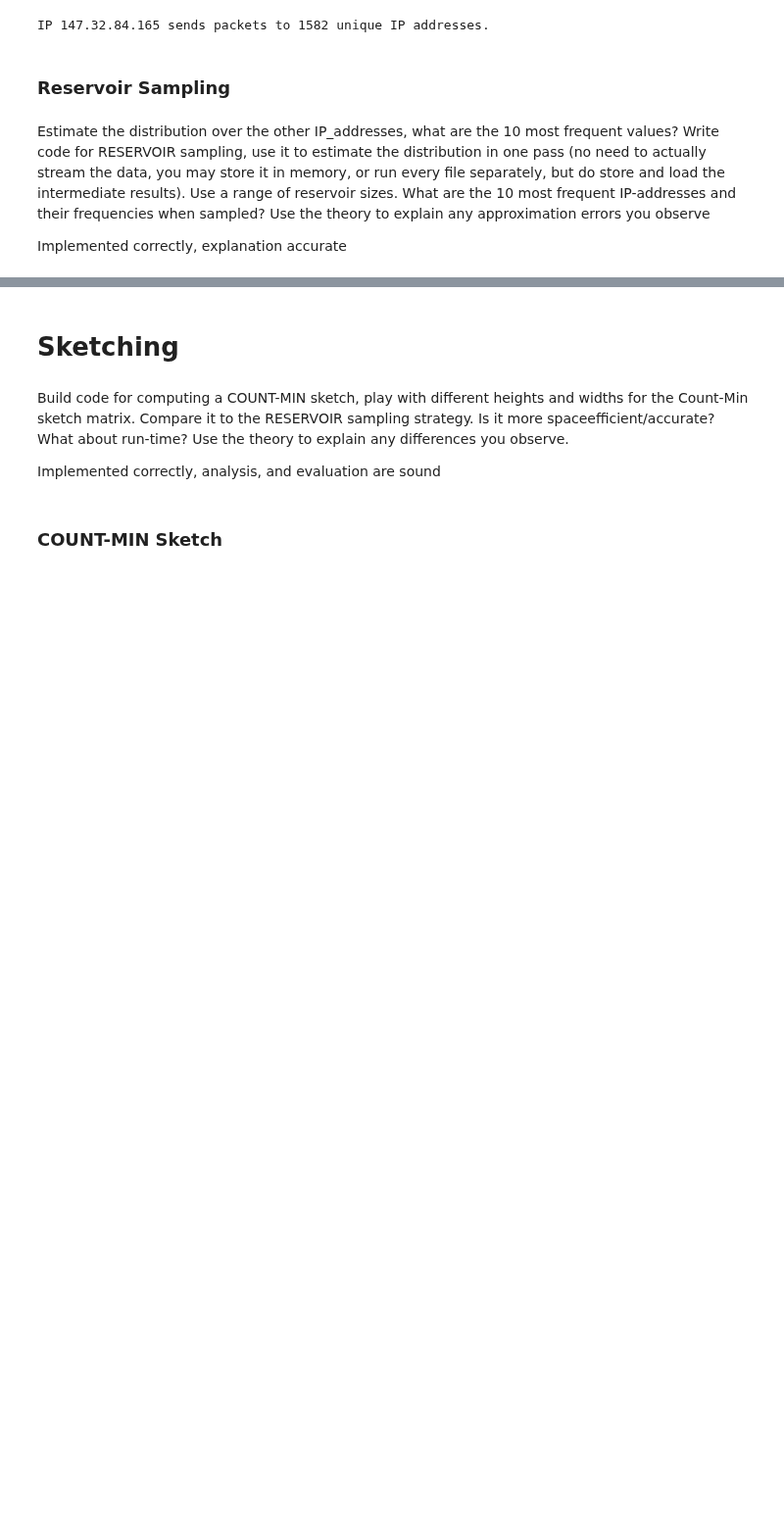
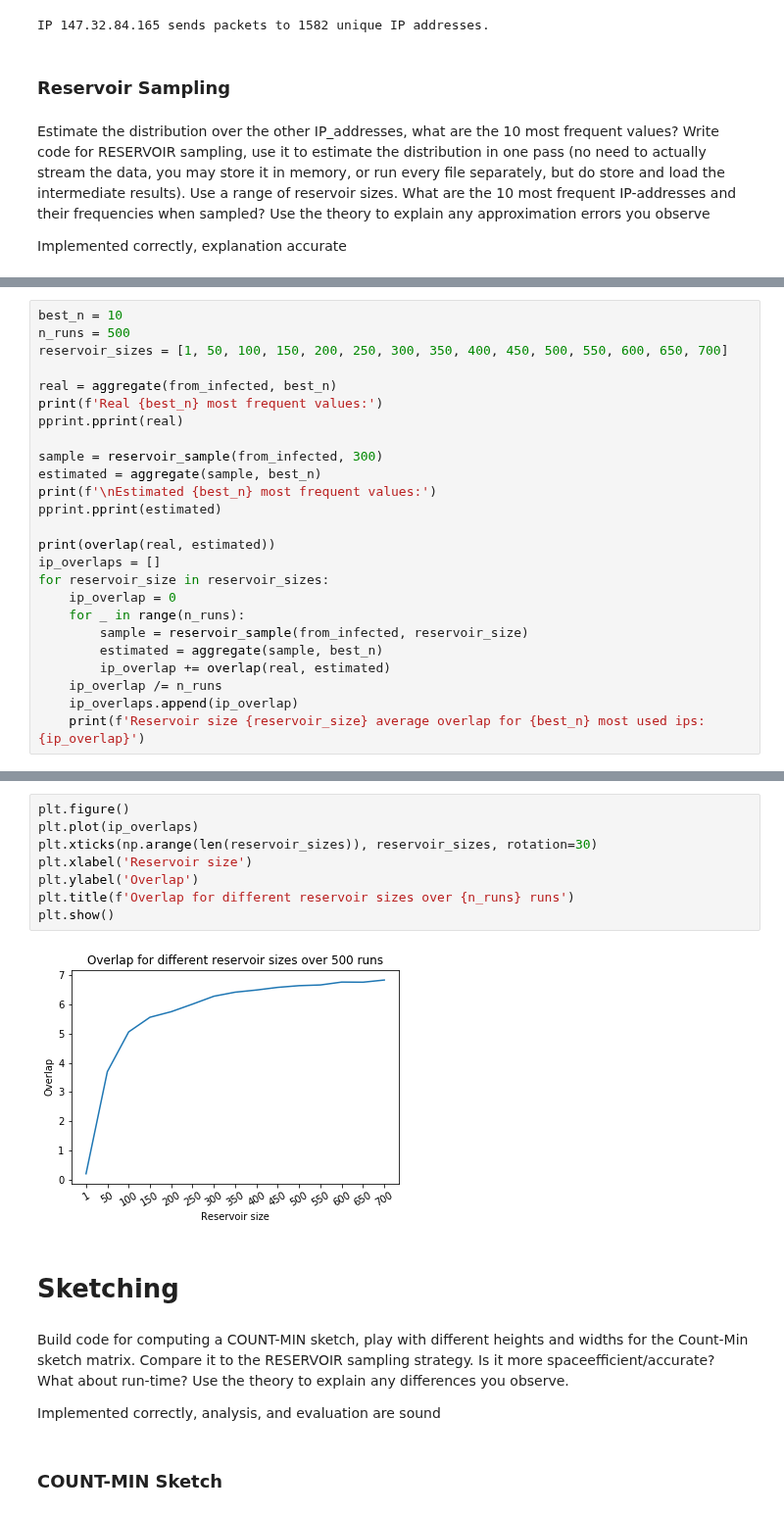
Before and after one commit to R-Graafmans/CDA_CS4035, a Jupyter notebook: Assignment3/streaming.ipynb, the cells around one changed output, grey strips where cells are left out. Shown at 98% size. Saved outputs shown, nothing was run; the diff lists cells and outputs as text; blank space fills up the shorter version.

```diff
--- a/Assignment3/streaming.ipynb
+++ b/Assignment3/streaming.ipynb
@@ -147,0 +161,25 @@ Overlap: 6
+# %%
+best_n = 10
+n_runs = 500
+reservoir_sizes = [1, 50, 100, 150, 200, 250, 300, 350, 400, 450, 500, 550, 600, 650, 700]
+
+real = aggregate(from_infected, best_n)
+print(f'Real {best_n} most frequent values:')
+pprint.pprint(real)
+
+sample = reservoir_sample(from_infected, 300)
+estimated = aggregate(sample, best_n)
+print(f'\nEstimated {best_n} most frequent values:')
+pprint.pprint(estimated)
+
+print(overlap(real, estimated))
+ip_overlaps = []
+for reservoir_size in reservoir_sizes:
+    ip_overlap = 0
+    for _ in range(n_runs):
+        sample = reservoir_sample(from_infected, reservoir_size)
+        estimated = aggregate(sample, best_n)
+        ip_overlap += overlap(real, estimated)
+    ip_overlap /= n_runs
+    ip_overlaps.append(ip_overlap)
+    print(f'Reservoir size {reservoir_size} average overlap for {best_n} most used ips: {ip_overlap}')
@@ -148,3 +204,13 @@ Overlap: 6
+# %%
+plt.figure()
+plt.plot(ip_overlaps)
+plt.xticks(np.arange(len(reservoir_sizes)), reservoir_sizes, rotation=30)
+plt.xlabel('Reservoir size')
+plt.ylabel('Overlap')
+plt.title(f'Overlap for different reservoir sizes over {n_runs} runs')
+plt.show()
+# %% [output]
+[figure, added]
 # %% [markdown]
 # Sketching
 # %% [markdown]
```
Also changed, not shown: parts of 8 cells of this notebook, 2 other files.
